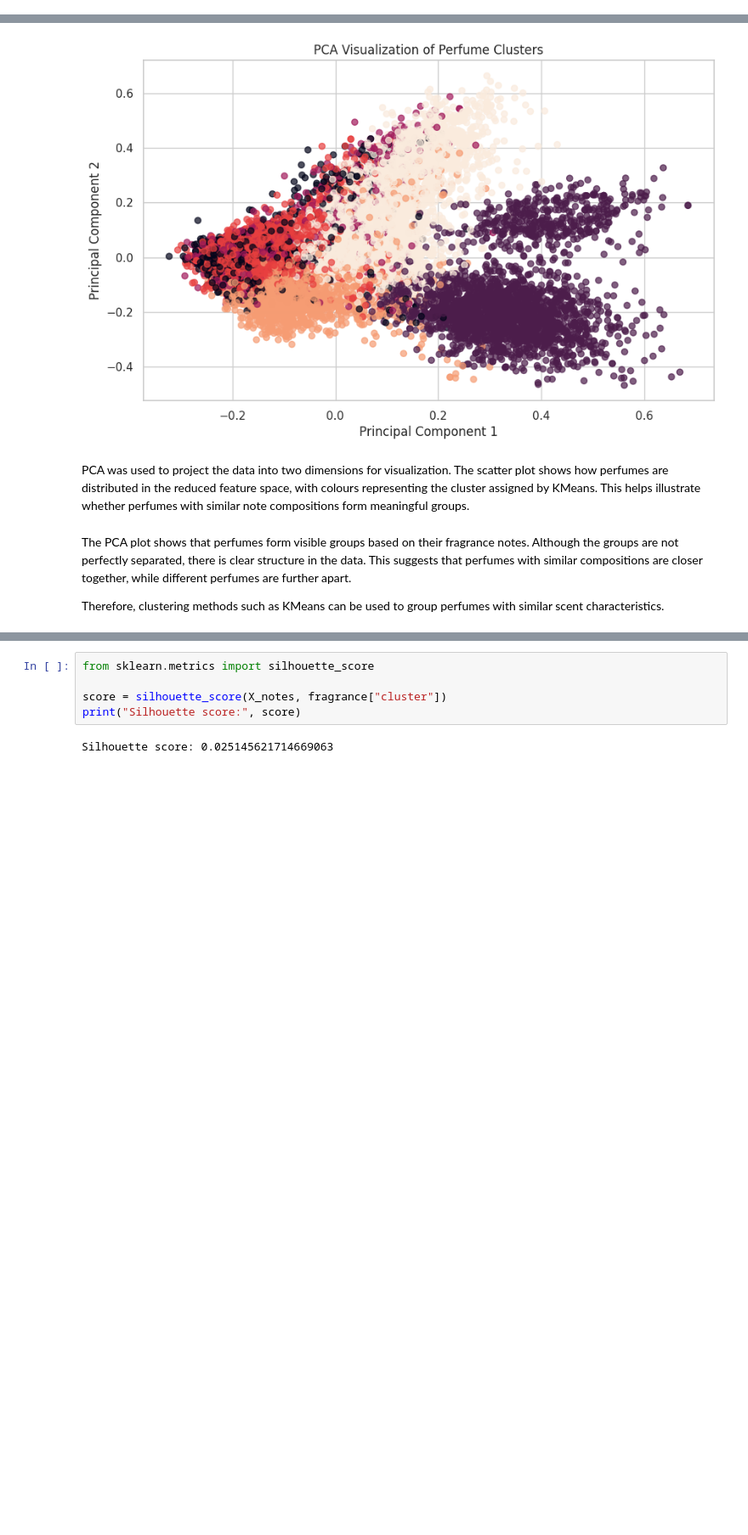
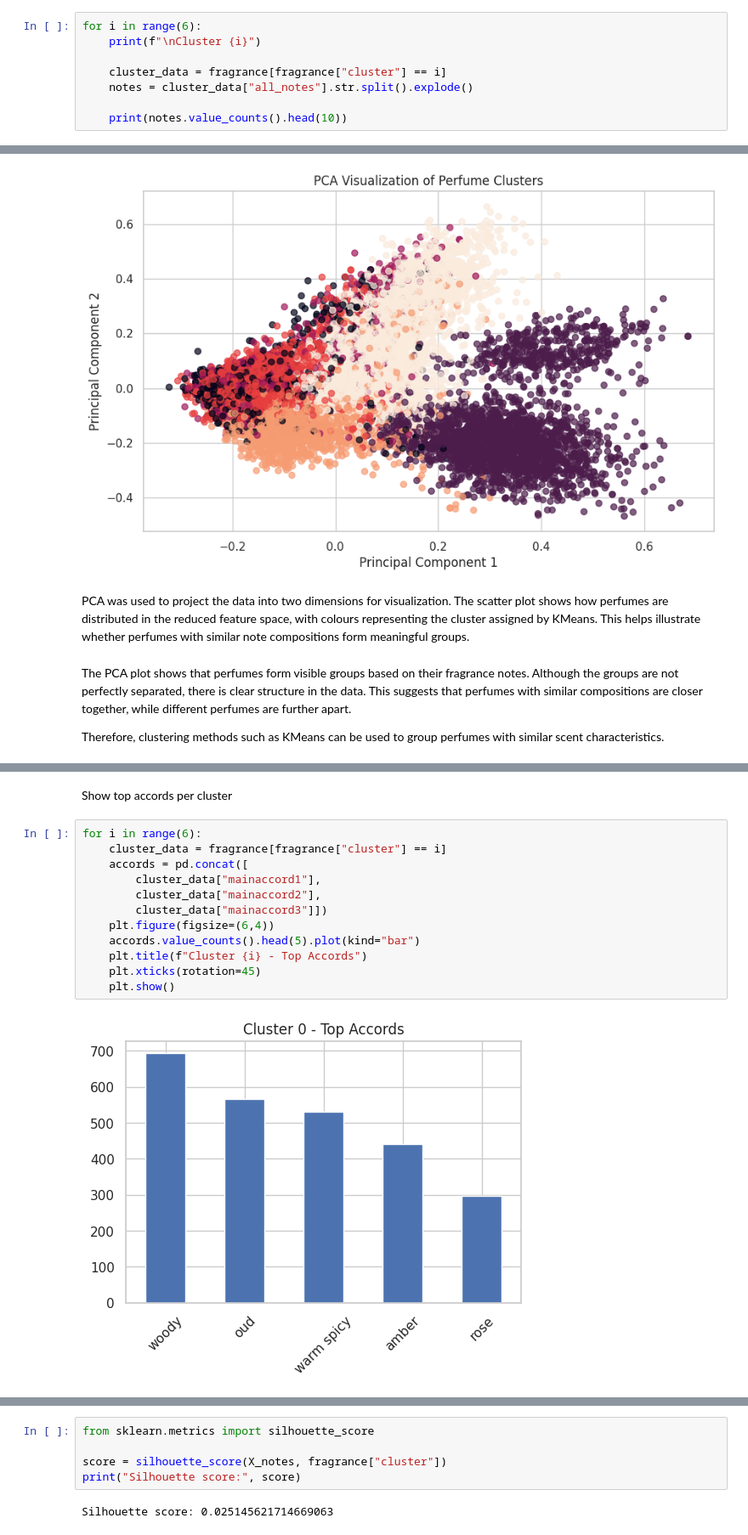
Before and after one commit to Oksana0020/perfumes, a Jupyter notebook: Project3_DataDrivenModel.ipynb, the cells around one changed output, grey strips where cells are left out. Shown at 85% size. Drawn from its saved outputs; the diff is of its cells as text; blank space fills up the shorter version.

```diff
--- a/Project3_DataDrivenModel.ipynb
+++ b/Project3_DataDrivenModel.ipynb
@@ -556,0 +649,8 @@ fragrance["cluster"] = kmeans.fit_predict(X_notes)
+# %%
+for i in range(6):
+    print(f"\nCluster {i}")
+
+    cluster_data = fragrance[fragrance["cluster"] == i]
+    notes = cluster_data["all_notes"].str.split().explode()
+
+    print(notes.value_counts().head(10))
@@ -581,0 +849,16 @@ Therefore, clustering methods such as KMeans can be used to group perfumes with
+# %% [markdown]
+Show top accords per cluster
+# %%
+for i in range(6):
+    cluster_data = fragrance[fragrance["cluster"] == i]
+    accords = pd.concat([
+        cluster_data["mainaccord1"],
+        cluster_data["mainaccord2"],
+        cluster_data["mainaccord3"]])
+    plt.figure(figsize=(6,4))
+    accords.value_counts().head(5).plot(kind="bar")
+    plt.title(f"Cluster {i} - Top Accords")
+    plt.xticks(rotation=45)
+    plt.show()
+# %% [output]
+[figure, added]
```
Also changed, not shown: parts of 51 cells of this notebook.
